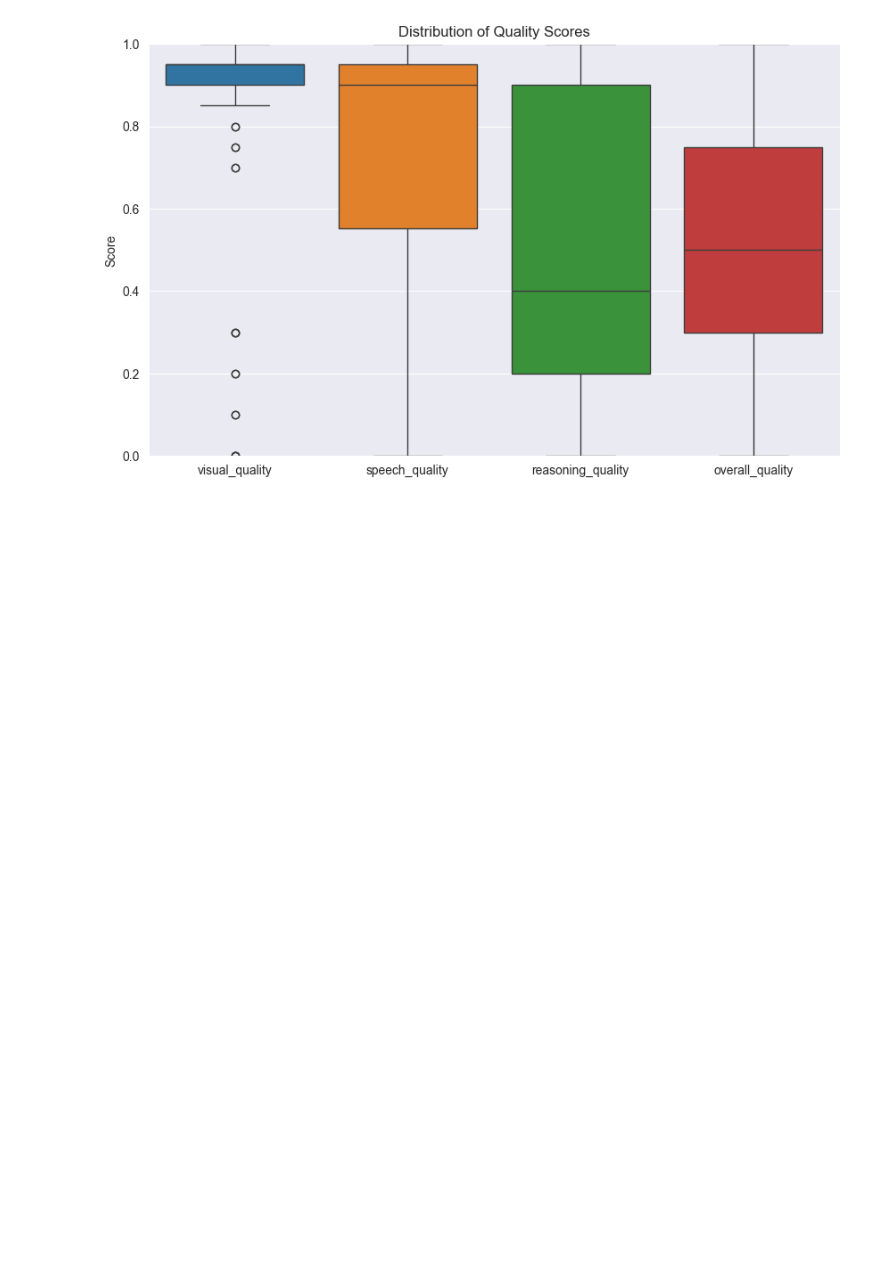
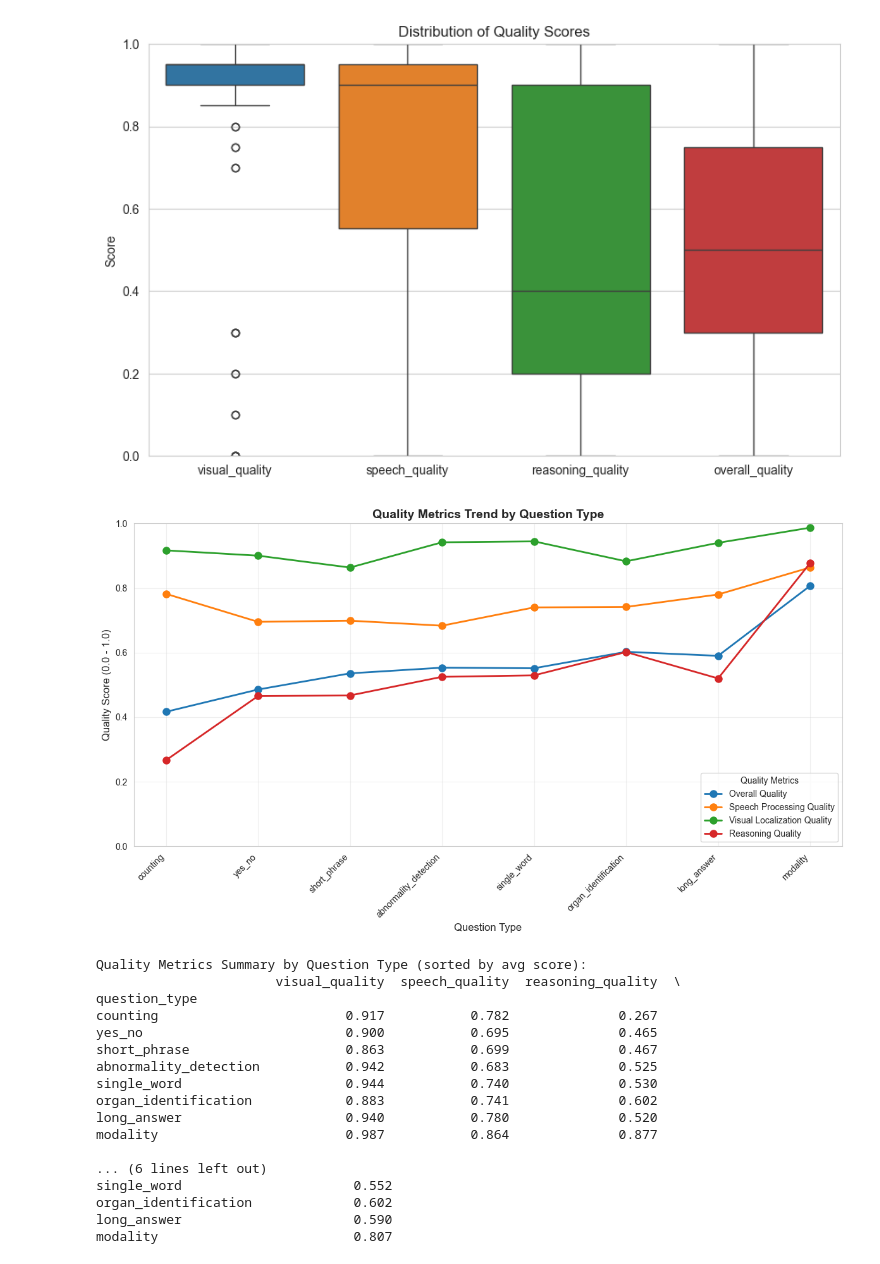
Before and after one commit to whats2000/MedVoiceQAReasonDataset, a Jupyter notebook: notebook/statistics.ipynb, the cells around one changed output. Saved outputs shown, nothing was run; the diff lists cells and outputs as text; code cells hidden in the pictures; blank space fills up the shorter version.

Commit message:
Add: Add the plot of Quality Metrics Summary by Question Type

```diff
--- a/notebook/statistics.ipynb
+++ b/notebook/statistics.ipynb
@@ -1,11 +1,15 @@
 # %%
 import json
+from pathlib import Path
+
 import pandas as pd
 import seaborn as sns
-import os
-from pathlib import Path
+import matplotlib.pyplot as plt
 
-import matplotlib.pyplot as plt
+# Set whitegrid style for publication-quality plots
+sns.set_style("whitegrid")
+plt.rcParams['figure.facecolor'] = 'white'
+plt.rcParams['axes.facecolor'] = 'white'
 # %%
 # Load the results.json file
 results_path = Path('../runs/20250528_113033-35f94652/results.json')
@@ -245,3 +249,65 @@ yes_no                          0.465422
 Samples Needing Review: 300 (100.00%)
 [figure]
 [figure]
+# %%
+# Quality Metrics Trend by Question Type
+# Create a line plot showing different quality metrics across question types
+
+# Calculate mean quality scores by question type
+quality_metrics = processed_df.groupby('question_type').agg({
+    'visual_quality': 'mean',
+    'speech_quality': 'mean',
+    'reasoning_quality': 'mean',
+    'overall_quality': 'mean'
+})
+
+# Sort by average score across all metrics (low to high)
+quality_metrics['avg_score'] = quality_metrics.mean(axis=1)
+quality_metrics = quality_metrics.sort_values('avg_score')
+quality_metrics = quality_metrics.drop(columns=['avg_score'])
+
+# Create the line plot
+plt.figure(figsize=(12, 7))
+
+# Plot each quality metric as a line (using actual metric names)
+plt.plot(quality_metrics.index, quality_metrics['overall_quality'], 'o-',
+         color='#1f77b4', linewidth=2, markersize=8, label='Overall Quality')
+plt.plot(quality_metrics.index, quality_metrics['speech_quality'], 'o-',
+         color='#ff7f0e', linewidth=2, markersize=8, label='Speech Processing Quality')
+plt.plot(quality_metrics.index, quality_metrics['visual_quality'], 'o-',
+         color='#2ca02c', linewidth=2, markersize=8, label='Visual Localization Quality')
+plt.plot(quality_metrics.index, quality_metrics['reasoning_quality'], 'o-',
+         color='#d62728', linewidth=2, markersize=8, label='Reasoning Quality')
+
+plt.title('Quality Metrics Trend by Question Type', fontsize=14, fontweight='bold')
+plt.xlabel('Question Type', fontsize=12)
+plt.ylabel('Quality Score (0.0 - 1.0)', fontsize=12)
+plt.ylim(0, 1.0)
+plt.xticks(rotation=45, ha='right')
+plt.legend(title='Quality Metrics', loc='lower right')
+plt.grid(True, alpha=0.3)
+plt.tight_layout()
+plt.show()
+
+# Print summary statistics
+print("\nQuality Metrics Summary by Question Type (sorted by avg score):")
+print(quality_metrics.round(3))
+# %% [output]
+[figure, added]
+Quality Metrics Summary by Question Type (sorted by avg score):
+                       visual_quality  speech_quality  reasoning_quality  \
+question_type
+counting                        0.917           0.782              0.267
+yes_no                          0.900           0.695              0.465
+short_phrase                    0.863           0.699              0.467
+abnormality_detection           0.942           0.683              0.525
+single_word                     0.944           0.740              0.530
+organ_identification            0.883           0.741              0.602
+long_answer                     0.940           0.780              0.520
+modality                        0.987           0.864              0.877
+
+... (6 lines left out)
+single_word                      0.552
+organ_identification             0.602
+long_answer                      0.590
+modality                         0.807
```
